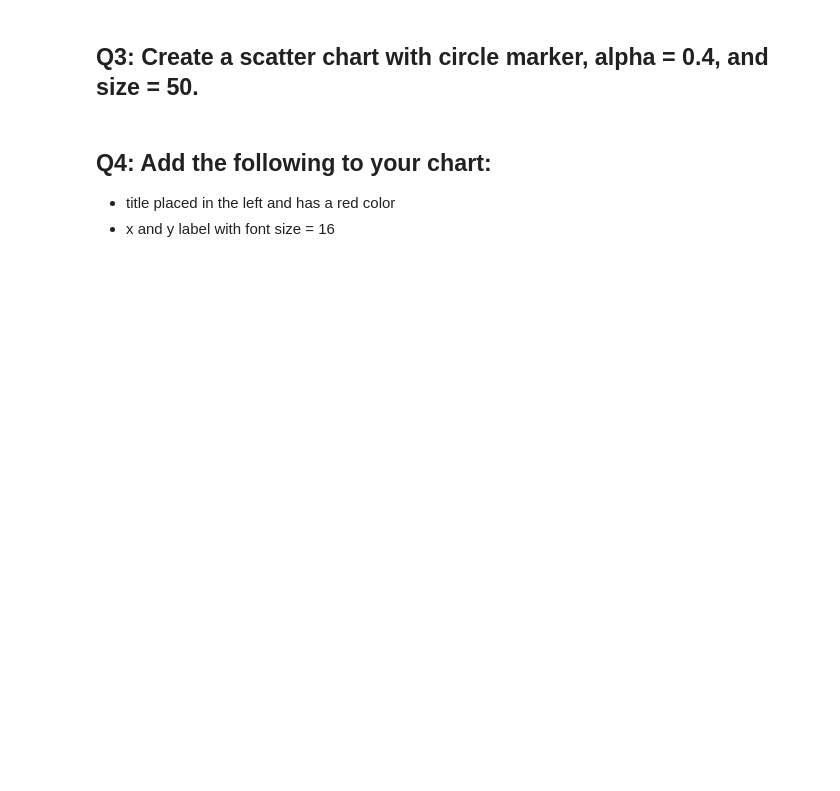
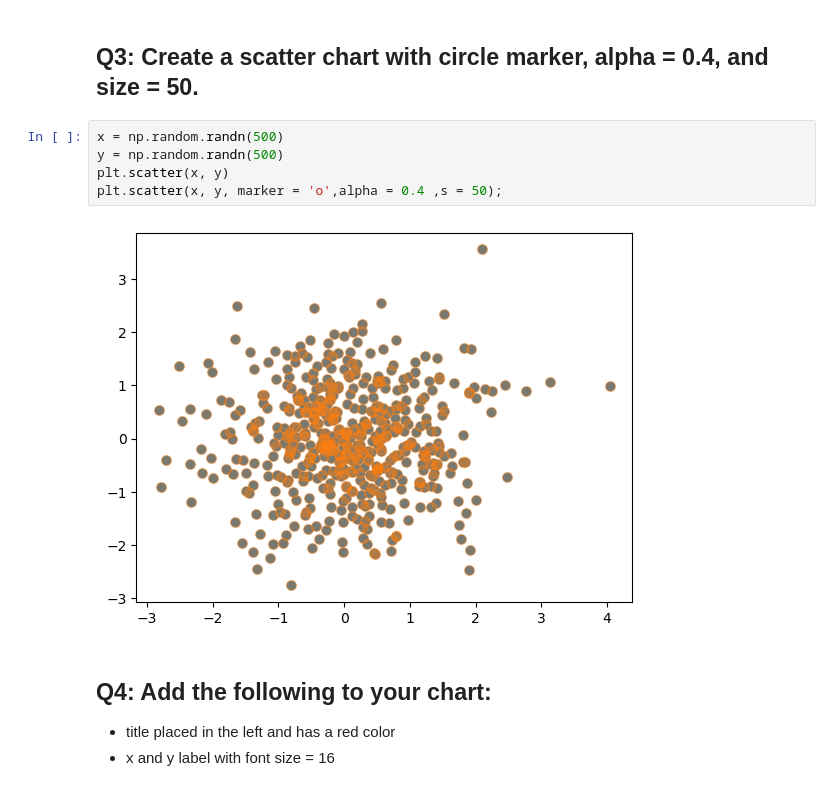
Before and after one commit to Tuwaiq-Data-Science-Bootcamp/Day8-Lab1-Matplotlib, a Jupyter notebook: Day#8_Matplotlib_Assignment.ipynb, the cells around one changed output. Cells and saved outputs as stored; diff of their text form; blank space fills up the shorter version.

```diff
--- a/Day#8_Matplotlib_Assignment.ipynb
+++ b/Day#8_Matplotlib_Assignment.ipynb
@@ -9,5 +18,12 @@ import matplotlib.pyplot as plt
 # %% [markdown]
 ## Q3: Create a scatter chart with circle marker, alpha = 0.4, and size = 50.
+# %%
+x = np.random.randn(500)
+y = np.random.randn(500)
+plt.scatter(x, y)
+plt.scatter(x, y, marker = 'o',alpha = 0.4 ,s = 50);
+# %% [output]
+[figure, added]
 # %% [markdown]
 ## Q4: Add the following to your chart:
 - title placed in the left and has a red color
```
Also changed, not shown: parts of 5 cells of this notebook.
